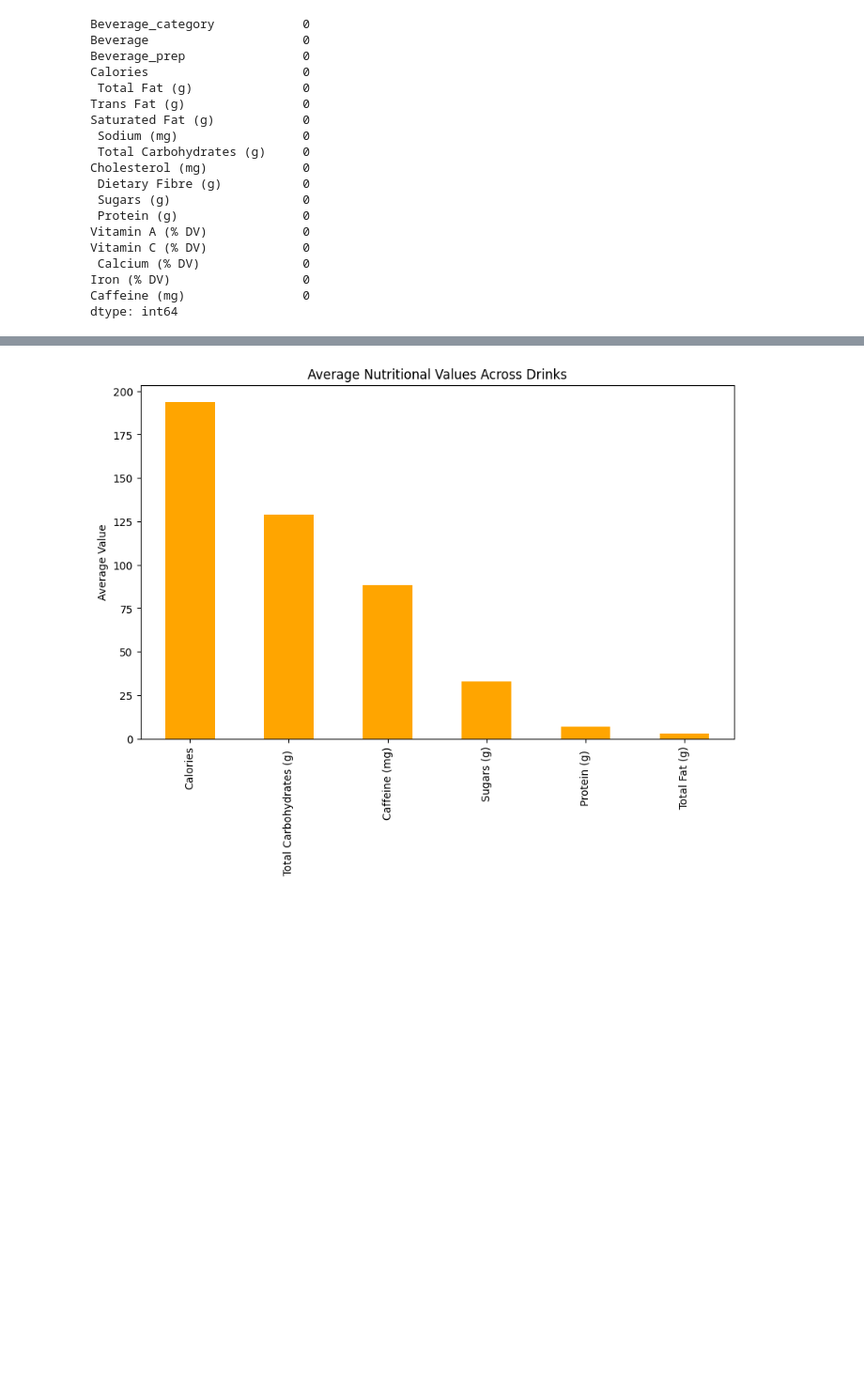
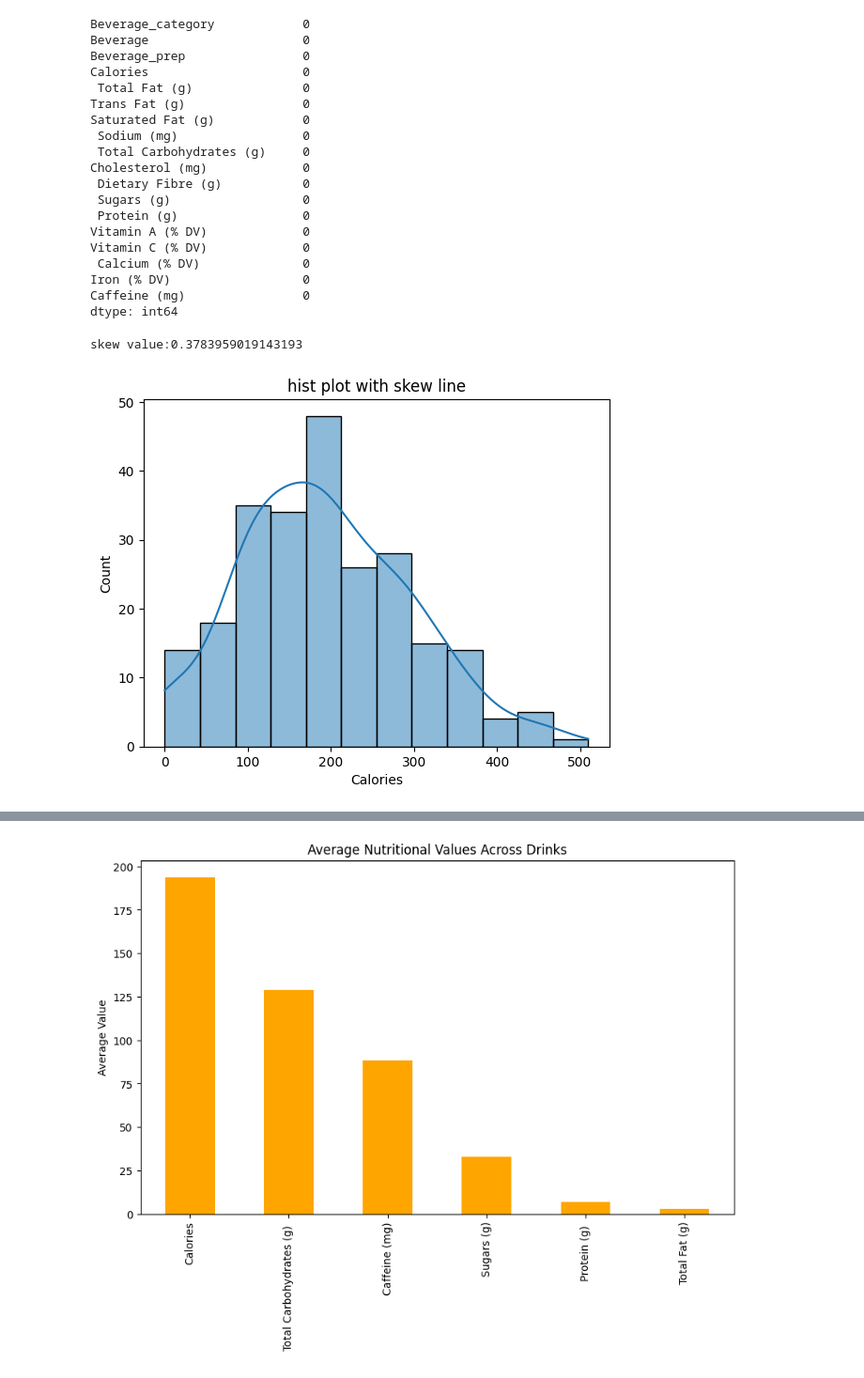
Before and after one commit to SREEVIBU/STARBURGS, a Jupyter notebook: starbugs.ipynb, the cells around one changed output, grey strips where cells are left out. Shown at 94% size. Cells and saved outputs as stored; diff of their text form; code cells hidden in the pictures; blank space fills up the shorter version.

```diff
--- a/starbugs.ipynb
+++ b/starbugs.ipynb
@@ -202,3 +203,12 @@ Vitamin C (% DV)             0
 Iron (% DV)                  0
 Caffeine (mg)                0
 dtype: int64
+# %%
+skew=df['Calories'].skew()
+print(f"skew value:{skew}")
+sns.histplot(x='Calories',data=df,kde=True)
+plt.title("hist plot with skew line")
+plt.show()
+# %% [output]
+skew value:0.3783959019143193
+[figure, added]
```
Also changed, not shown: parts of 25 cells of this notebook, 1 other file.
